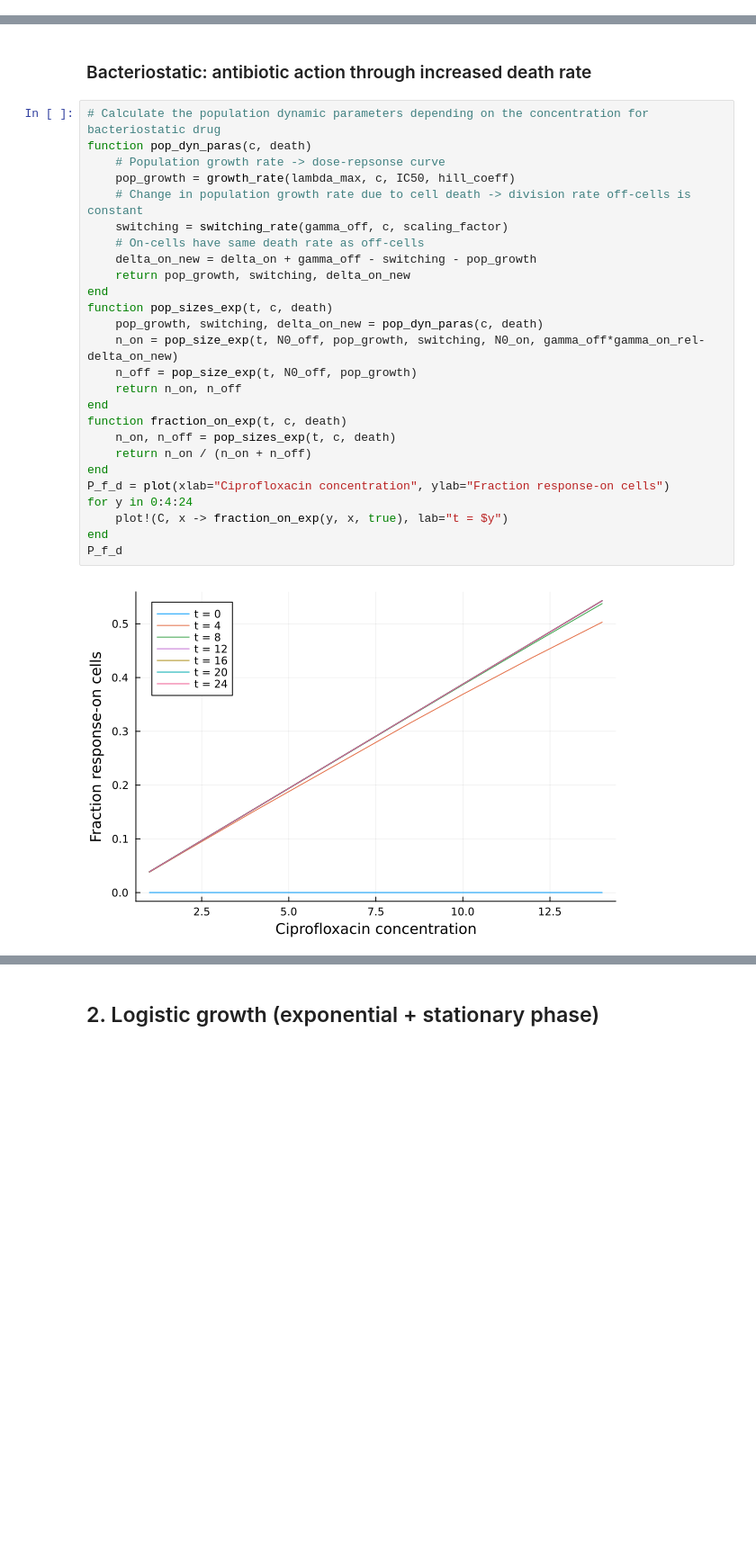
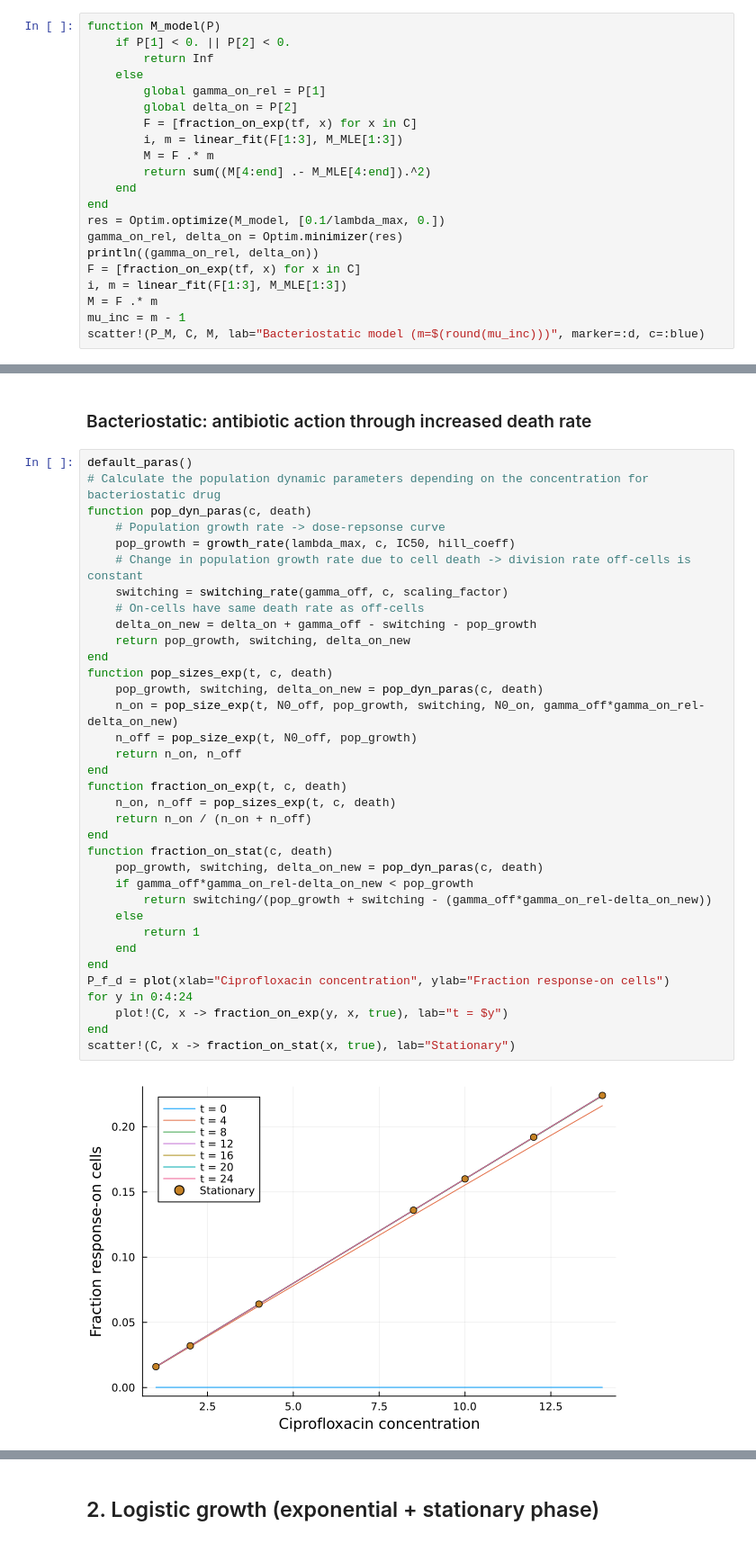
Before and after one commit to LucyL-J/estimu, a Jupyter notebook: dose-dependence.ipynb, the cells around one changed output, grey strips where cells are left out. Shown at 90% size. Saved outputs shown, nothing was run; the diff lists cells and outputs as text; blank space fills up the shorter version.

```diff
--- a/dose-dependence.ipynb
+++ b/dose-dependence.ipynb
@@ -138,0 +151,21 @@ scatter!(C, M, lab="Our model (mutation-rate increase=$(round(mu_inc)))", marker
+# %%
+function M_model(P)
+    if P[1] < 0. || P[2] < 0.
+        return Inf
+    else
+        global gamma_on_rel = P[1]
+        global delta_on = P[2]
+        F = [fraction_on_exp(tf, x) for x in C]
+        i, m = linear_fit(F[1:3], M_MLE[1:3])
+        M = F .* m
+        return sum((M[4:end] .- M_MLE[4:end]).^2)
+    end
+end
+res = Optim.optimize(M_model, [0.1/lambda_max, 0.])
+gamma_on_rel, delta_on = Optim.minimizer(res)
+println((gamma_on_rel, delta_on))
+F = [fraction_on_exp(tf, x) for x in C]
+i, m = linear_fit(F[1:3], M_MLE[1:3])
+M = F .* m
+mu_inc = m - 1
+scatter!(P_M, C, M, lab="Bacteriostatic model (m=$(round(mu_inc)))", marker=:d, c=:blue)
@@ -139,31 +175,40 @@ scatter!(C, M, lab="Our model (mutation-rate increase=$(round(mu_inc)))", marker
 # %% [markdown]
 ### Bacteriostatic: antibiotic action through increased death rate
 # %%
+default_paras()
 # Calculate the population dynamic parameters depending on the concentration for bacteriostatic drug
 function pop_dyn_paras(c, death)
     # Population growth rate -> dose-repsonse curve
     pop_growth = growth_rate(lambda_max, c, IC50, hill_coeff)
     # Change in population growth rate due to cell death -> division rate off-cells is constant
     switching = switching_rate(gamma_off, c, scaling_factor)
     # On-cells have same death rate as off-cells
     delta_on_new = delta_on + gamma_off - switching - pop_growth
     return pop_growth, switching, delta_on_new
 end
 function pop_sizes_exp(t, c, death)
     pop_growth, switching, delta_on_new = pop_dyn_paras(c, death)
     n_on = pop_size_exp(t, N0_off, pop_growth, switching, N0_on, gamma_off*gamma_on_rel-delta_on_new)
     n_off = pop_size_exp(t, N0_off, pop_growth)
     return n_on, n_off
 end
 function fraction_on_exp(t, c, death)
     n_on, n_off = pop_sizes_exp(t, c, death)
     return n_on / (n_on + n_off)
 end
+function fraction_on_stat(c, death)
+    pop_growth, switching, delta_on_new = pop_dyn_paras(c, death)
+    if gamma_off*gamma_on_rel-delta_on_new < pop_growth
+        return switching/(pop_growth + switching - (gamma_off*gamma_on_rel-delta_on_new))
+    else
+        return 1
+    end
+end
 P_f_d = plot(xlab="Ciprofloxacin concentration", ylab="Fraction response-on cells")
 for y in 0:4:24
     plot!(C, x -> fraction_on_exp(y, x, true), lab="t = $y")
 end
-P_f_d
+scatter!(C, x -> fraction_on_stat(x, true), lab="Stationary")
 # %% [output]
-[figure, old version]
+[figure, new version]
 # %%
```
Also changed, not shown: parts of 11 cells of this notebook, 1 other file.
